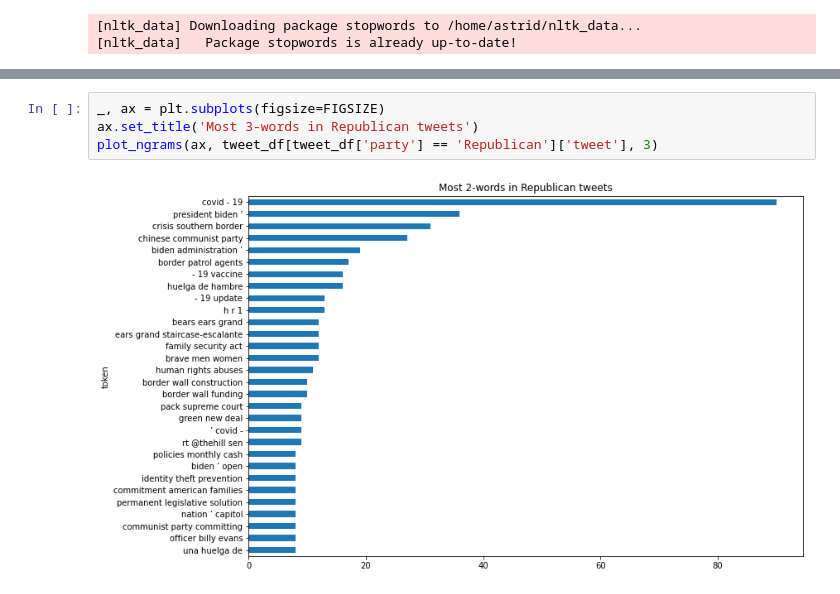
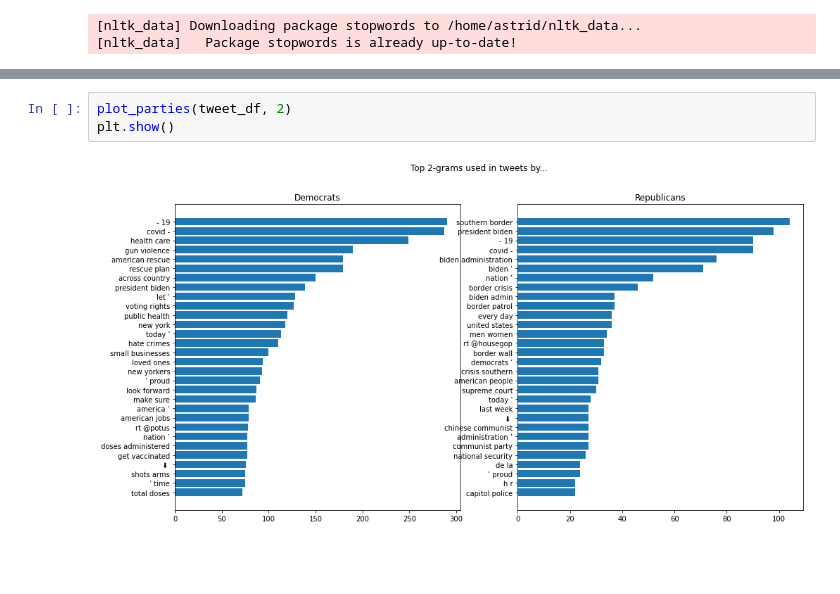
Before and after one commit to astralbijection/trans-data-analysis, a Jupyter notebook: notebooks/politician-eda.ipynb, the cells around one changed output, grey strips where cells are left out. Cells and saved outputs as stored; diff of their text form; blank space fills up the shorter version.

```diff
--- a/notebooks/politician-eda.ipynb
+++ b/notebooks/politician-eda.ipynb
@@ -166,6 +156,5 @@ plot_ngrams(ax, tweet_df[tweet_df['party'] == 'Democratic']['tweet'], 3)
-# %%
-_, ax = plt.subplots(figsize=FIGSIZE)
-ax.set_title('Most 3-words in Republican tweets')
-plot_ngrams(ax, tweet_df[tweet_df['party'] == 'Republican']['tweet'], 3)
-# %% [output]
-[figure, removed]
+# %%
+plot_parties(tweet_df, 2)
+plt.show()
+# %% [output]
+[figure, added]
```
Also changed, not shown: parts of 6 cells of this notebook.
